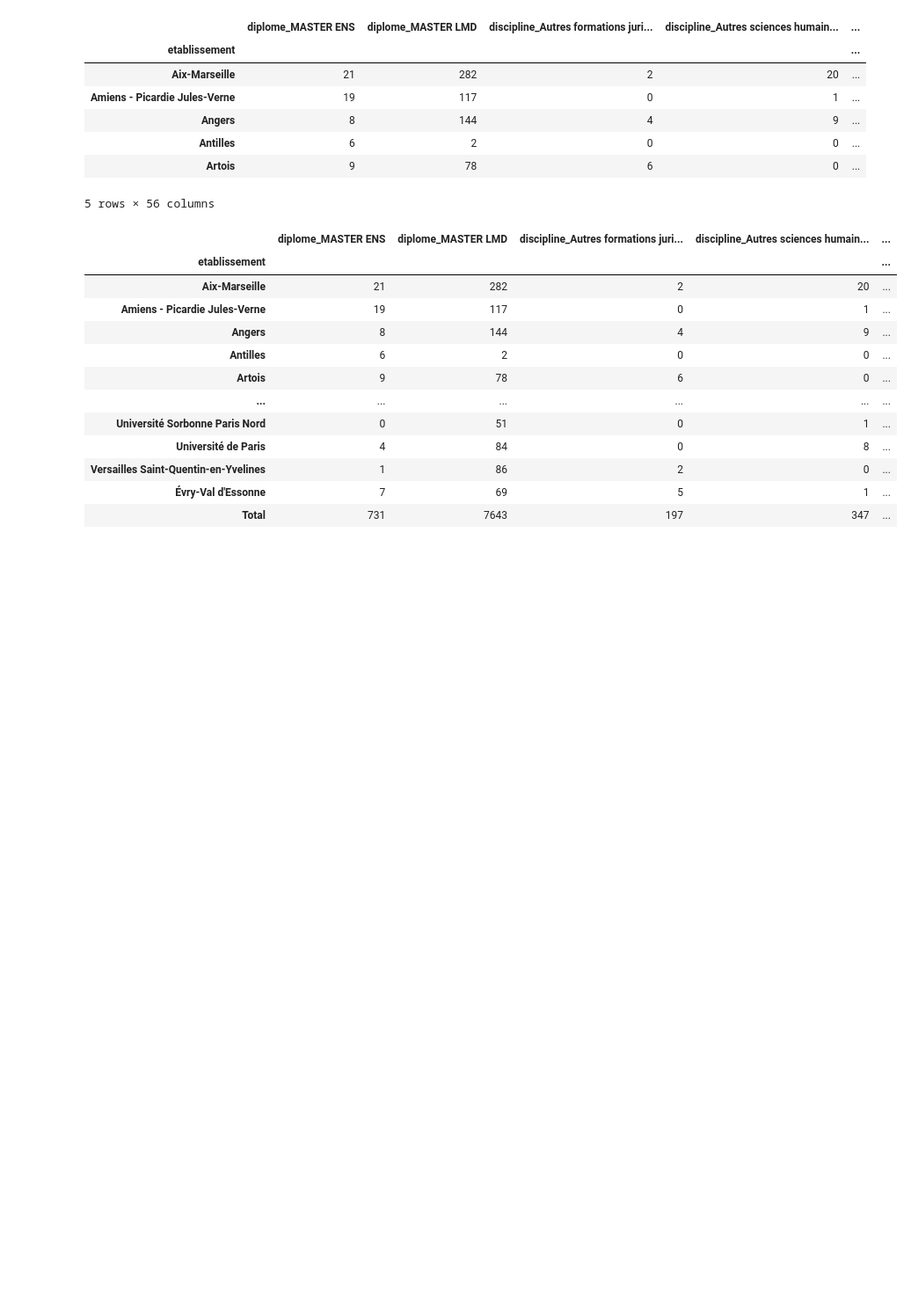
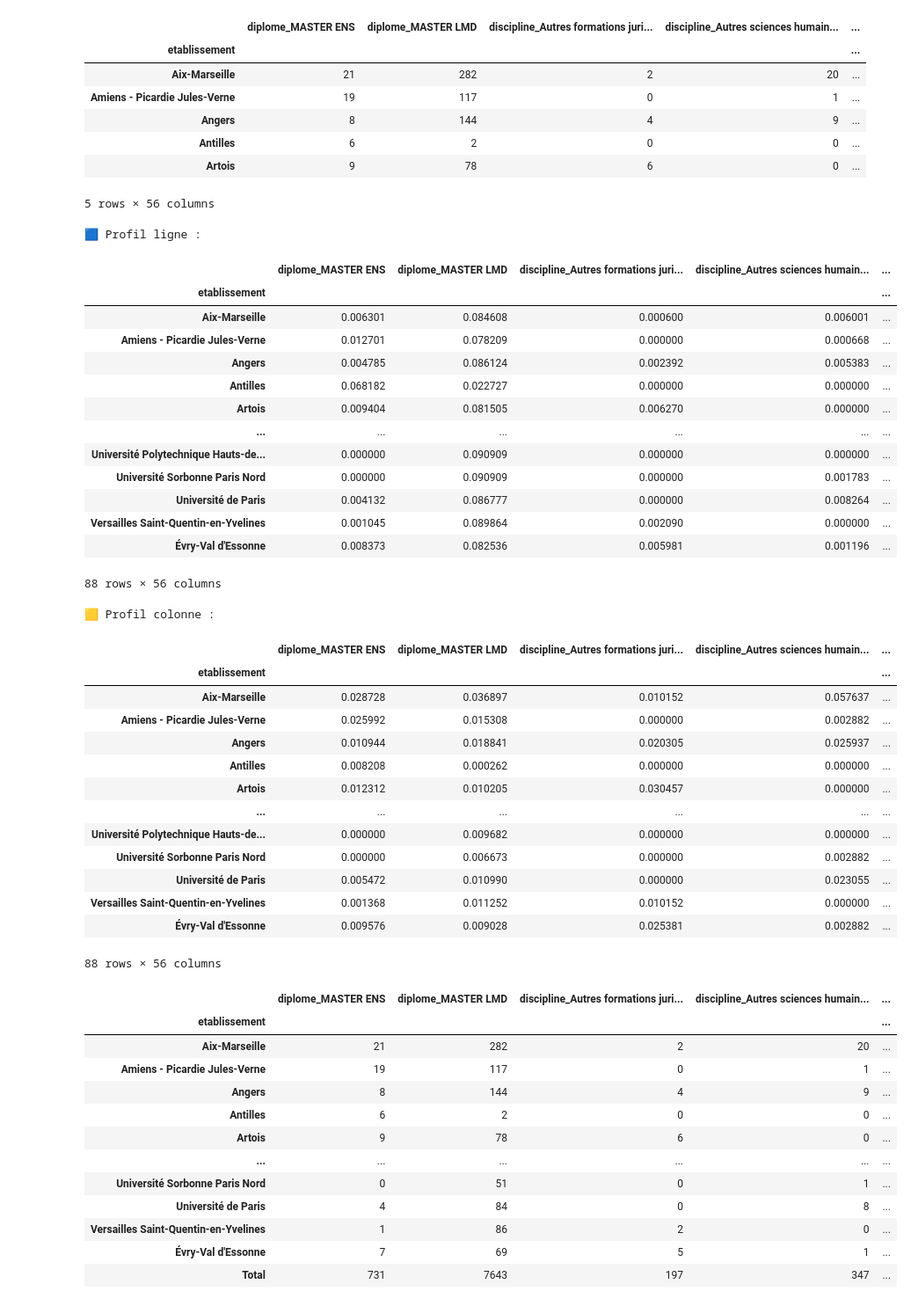
Before and after one commit to aduayom/afd-universites-france, a Jupyter notebook: main.ipynb, the cells around one changed output. Shown at 88% size. Saved outputs shown, nothing was run; the diff lists cells and outputs as text; code cells hidden in the pictures; blank space fills up the shorter version.

```diff
--- a/main.ipynb
+++ b/main.ipynb
@@ -389,6 +389,12 @@ grouped_data = data_encoded.groupby('etablissement').sum()
 # Display the resulting DataFrame
 display(grouped_data.head())
 
+# Calcul du profil ligne
+profil_ligne = grouped_data.div(grouped_data.sum(axis=1), axis=0)
+
+# Calcul du profil colonne
+profil_colonne = grouped_data.div(grouped_data.sum(axis=0), axis=1)
+
 grouped_data['Total'] = grouped_data.sum(axis=1)  # Total ligne
 grouped_data.loc['Total'] = grouped_data.sum()     # Total colonne
 
@@ -403,6 +409,44 @@ grouped_data.to_csv("Data/contingency_table.csv")
 | Antilles | 6 | 2 | 0 | 0 | ... |
 | Artois | 9 | 78 | 6 | 0 | ... |
 5 rows × 56 columns
+# %%
+# Affichage
+print("🟦 Profil ligne :")
+display(profil_ligne)
+
+print("\n🟨 Profil colonne :")
+display(profil_colonne)
+# %% [output]
+🟦 Profil ligne :
+|  | diplome_MASTER ENS | diplome_MASTER LMD | discipline_Autres formations juri... | discipline_Autres sciences humain... | ... |
+| etablissement |  |  |  |  | ... |
+| Aix-Marseille | 0.006301 | 0.084608 | 0.000600 | 0.006001 | ... |
+| Amiens - Picardie Jules-Verne | 0.012701 | 0.078209 | 0.000000 | 0.000668 | ... |
+| Angers | 0.004785 | 0.086124 | 0.002392 | 0.005383 | ... |
+| Antilles | 0.068182 | 0.022727 | 0.000000 | 0.000000 | ... |
+| Artois | 0.009404 | 0.081505 | 0.006270 | 0.000000 | ... |
+| ... | ... | ... | ... | ... | ... |
+| Université Polytechnique Hauts-de... | 0.000000 | 0.090909 | 0.000000 | 0.000000 | ... |
+| Université Sorbonne Paris Nord | 0.000000 | 0.090909 | 0.000000 | 0.001783 | ... |
+| Université de Paris | 0.004132 | 0.086777 | 0.000000 | 0.008264 | ... |
+| Versailles Saint-Quentin-en-Yvelines | 0.001045 | 0.089864 | 0.002090 | 0.000000 | ... |
+| Évry-Val d'Essonne | 0.008373 | 0.082536 | 0.005981 | 0.001196 | ... |
+88 rows × 56 columns
+🟨 Profil colonne :
+|  | diplome_MASTER ENS | diplome_MASTER LMD | discipline_Autres formations juri... | discipline_Autres sciences humain... | ... |
+| etablissement |  |  |  |  | ... |
+| Aix-Marseille | 0.028728 | 0.036897 | 0.010152 | 0.057637 | ... |
+| Amiens - Picardie Jules-Verne | 0.025992 | 0.015308 | 0.000000 | 0.002882 | ... |
+| Angers | 0.010944 | 0.018841 | 0.020305 | 0.025937 | ... |
+| Antilles | 0.008208 | 0.000262 | 0.000000 | 0.000000 | ... |
+| Artois | 0.012312 | 0.010205 | 0.030457 | 0.000000 | ... |
+| ... | ... | ... | ... | ... | ... |
+| Université Polytechnique Hauts-de... | 0.000000 | 0.009682 | 0.000000 | 0.000000 | ... |
+| Université Sorbonne Paris Nord | 0.000000 | 0.006673 | 0.000000 | 0.002882 | ... |
+| Université de Paris | 0.005472 | 0.010990 | 0.000000 | 0.023055 | ... |
+| Versailles Saint-Quentin-en-Yvelines | 0.001368 | 0.011252 | 0.010152 | 0.000000 | ... |
+| Évry-Val d'Essonne | 0.009576 | 0.009028 | 0.025381 | 0.002882 | ... |
+88 rows × 56 columns
 # %%
 grouped_data
 # %% [output]
```
